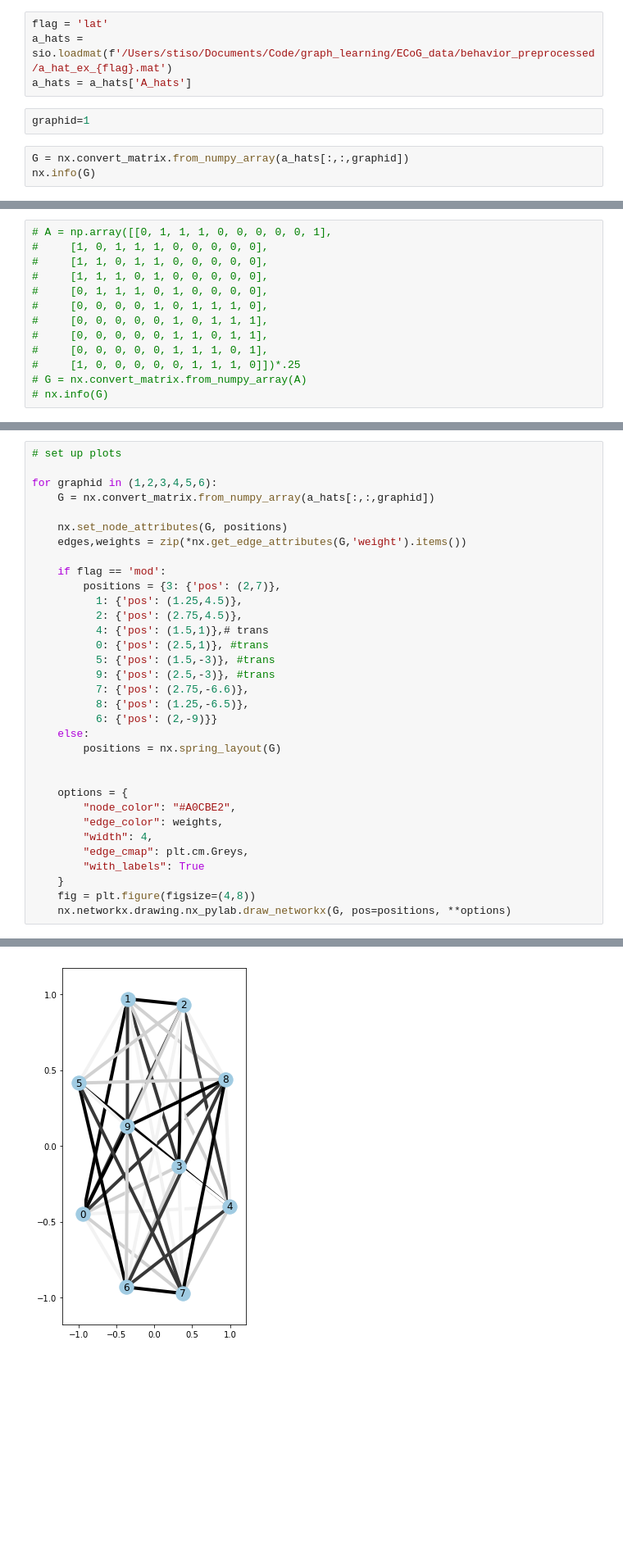
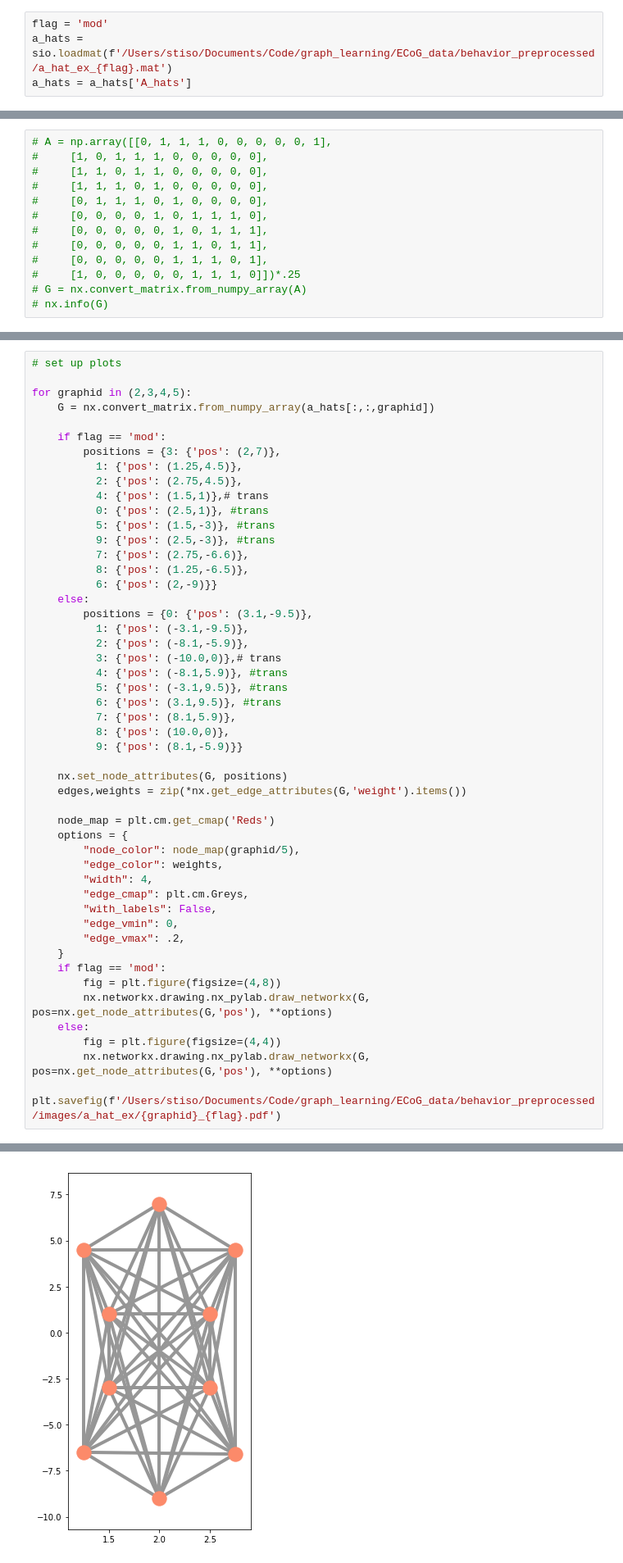
Before and after one commit to jastiso/statistical_learning, a Jupyter notebook: scripts/vis_a_hat.ipynb, the cells around one changed output, grey strips where cells are left out. Shown: that part at 82% size. Drawn from its saved outputs; the diff is of its cells as text; blank space fills up the shorter version.

Commit message:
added attice to a_hat plotting

```diff
--- a/scripts/vis_a_hat.ipynb
+++ b/scripts/vis_a_hat.ipynb
@@ -6,11 +6,6 @@ import numpy as np
 
 %matplotlib inline
 # %%
-flag = 'lat'
+flag = 'mod'
 a_hats = sio.loadmat(f'/Users/stiso/Documents/Code/graph_learning/ECoG_data/behavior_preprocessed/a_hat_ex_{flag}.mat')
 a_hats = a_hats['A_hats']
-# %%
-graphid=1
-# %%
-G = nx.convert_matrix.from_numpy_array(a_hats[:,:,graphid])
-nx.info(G)
@@ -32,11 +29,8 @@ nx.info(G)
 # %%
 # set up plots
 
-for graphid in (1,2,3,4,5,6):
+for graphid in (2,3,4,5):
     G = nx.convert_matrix.from_numpy_array(a_hats[:,:,graphid])
-
-    nx.set_node_attributes(G, positions)
-    edges,weights = zip(*nx.get_edge_attributes(G,'weight').items())
 
     if flag == 'mod':
         positions = {3: {'pos': (2,7)},
@@ -50,16 +44,35 @@ for graphid in (1,2,3,4,5,6):
           8: {'pos': (1.25,-6.5)},
           6: {'pos': (2,-9)}}
     else:
-        positions = nx.spring_layout(G)
+        positions = {0: {'pos': (3.1,-9.5)},
+          1: {'pos': (-3.1,-9.5)},
+          2: {'pos': (-8.1,-5.9)},
+          3: {'pos': (-10.0,0)},# trans
+          4: {'pos': (-8.1,5.9)}, #trans
+          5: {'pos': (-3.1,9.5)}, #trans
+          6: {'pos': (3.1,9.5)}, #trans
+          7: {'pos': (8.1,5.9)},
+          8: {'pos': (10.0,0)},
+          9: {'pos': (8.1,-5.9)}}
 
+    nx.set_node_attributes(G, positions)
+    edges,weights = zip(*nx.get_edge_attributes(G,'weight').items())
 
+    node_map = plt.cm.get_cmap('Reds')
     options = {
-        "node_color": "#A0CBE2",
+        "node_color": node_map(graphid/5),
         "edge_color": weights,
         "width": 4,
         "edge_cmap": plt.cm.Greys,
-        "with_labels": True
+        "with_labels": False,
+        "edge_vmin": 0,
+        "edge_vmax": .2,
     }
-    fig = plt.figure(figsize=(4,8))
-    nx.networkx.drawing.nx_pylab.draw_networkx(G, pos=positions, **options)
+    if flag == 'mod':
+        fig = plt.figure(figsize=(4,8))
+        nx.networkx.drawing.nx_pylab.draw_networkx(G, pos=nx.get_node_attributes(G,'pos'), **options)
+    else:
+        fig = plt.figure(figsize=(4,4))
+        nx.networkx.drawing.nx_pylab.draw_networkx(G, pos=nx.get_node_attributes(G,'pos'), **options)
+    plt.savefig(f'/Users/stiso/Documents/Code/graph_learning/ECoG_data/behavior_preprocessed/images/a_hat_ex/{graphid}_{flag}.pdf')
 # %% [output]
@@ -67 +79 @@ TypeError: cannot convert dictionary update sequence element #0 to a sequence
-[figure, old version]
+[figure, new version]
```
Also changed, not shown: parts of 3 cells of this notebook, 4 other files.
